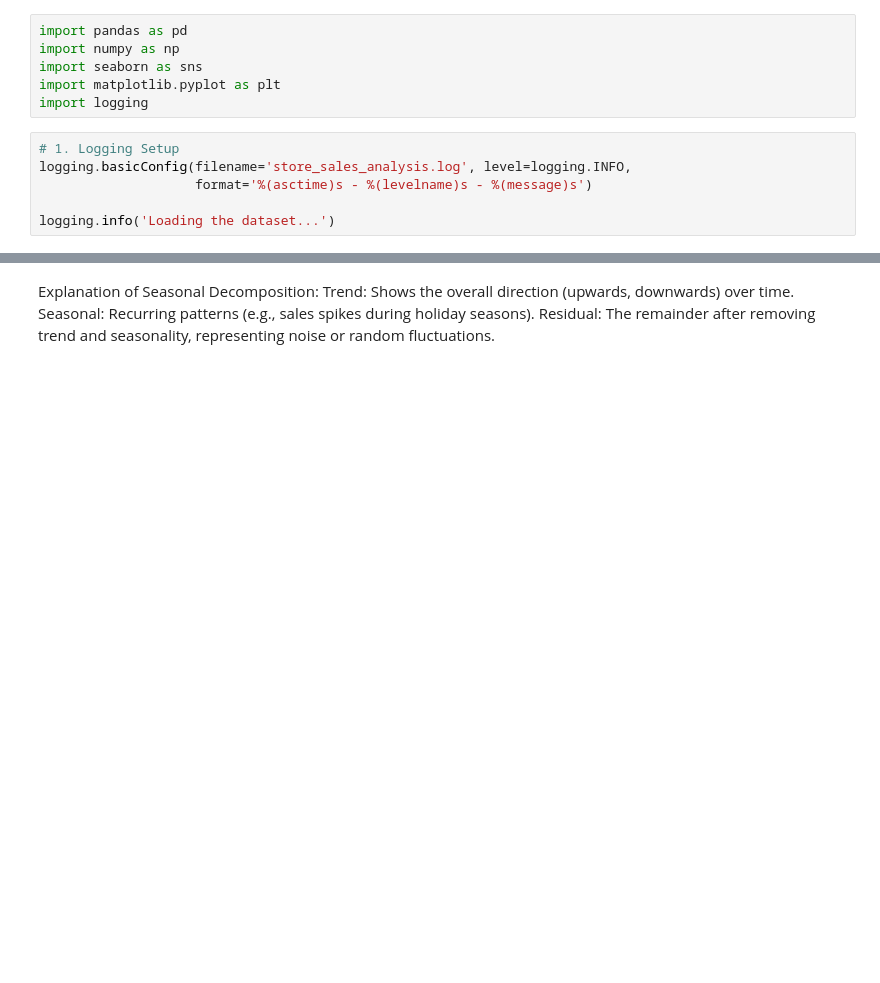
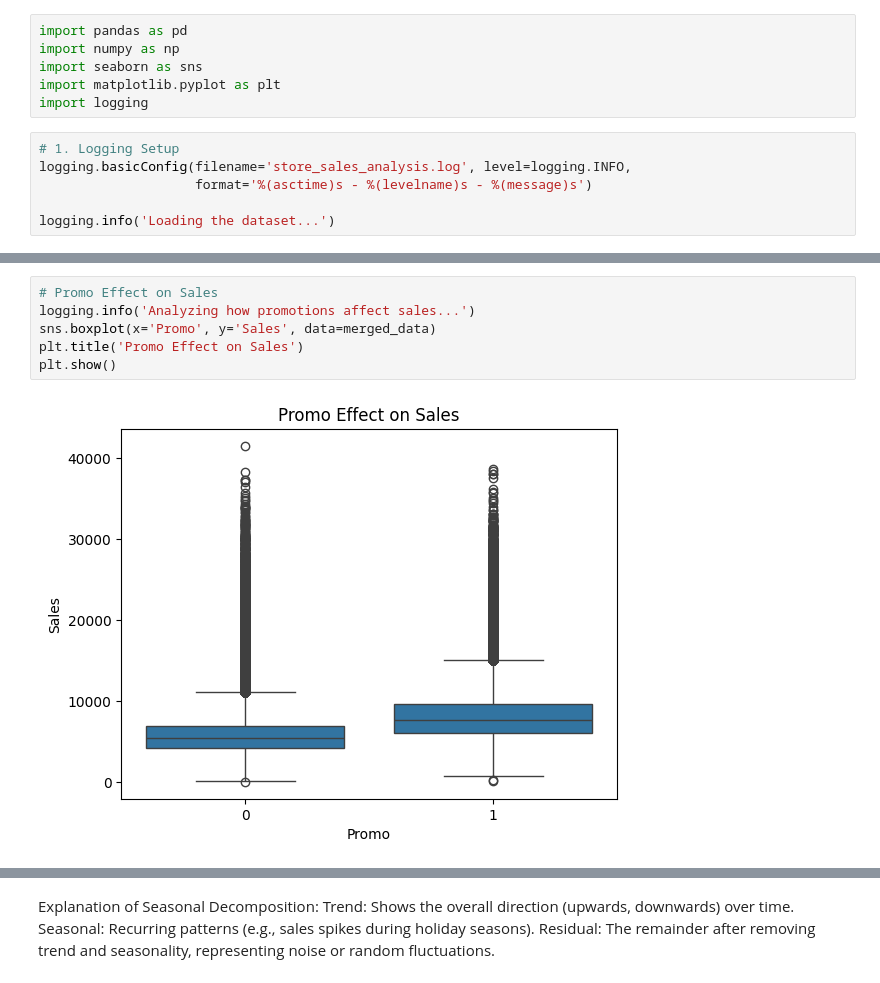
Before and after one commit to plony/week4_challenge, a Jupyter notebook: week4_challenge/notebook/EDA.ipynb, the cells around one changed output, grey strips where cells are left out. Saved outputs shown, nothing was run; the diff lists cells and outputs as text; blank space fills up the shorter version.

```diff
--- a/week4_challenge/notebook/EDA.ipynb
+++ b/week4_challenge/notebook/EDA.ipynb
@@ -58,0 +112,8 @@ sns.boxplot(x='StateHoliday', y='Sales', data=merged
+# %%
+# Promo Effect on Sales
+logging.info('Analyzing how promotions affect sales...')
+sns.boxplot(x='Promo', y='Sales', data=merged_data)
+plt.title('Promo Effect on Sales')
+plt.show()
+# %% [output]
+[figure, added]
```
Also changed, not shown: parts of 57 cells of this notebook, 4 other files.
